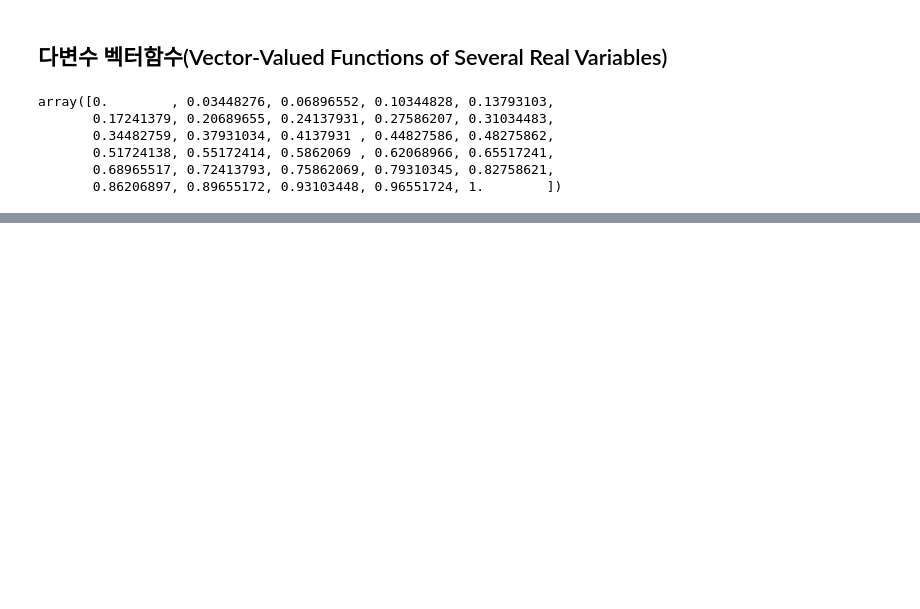
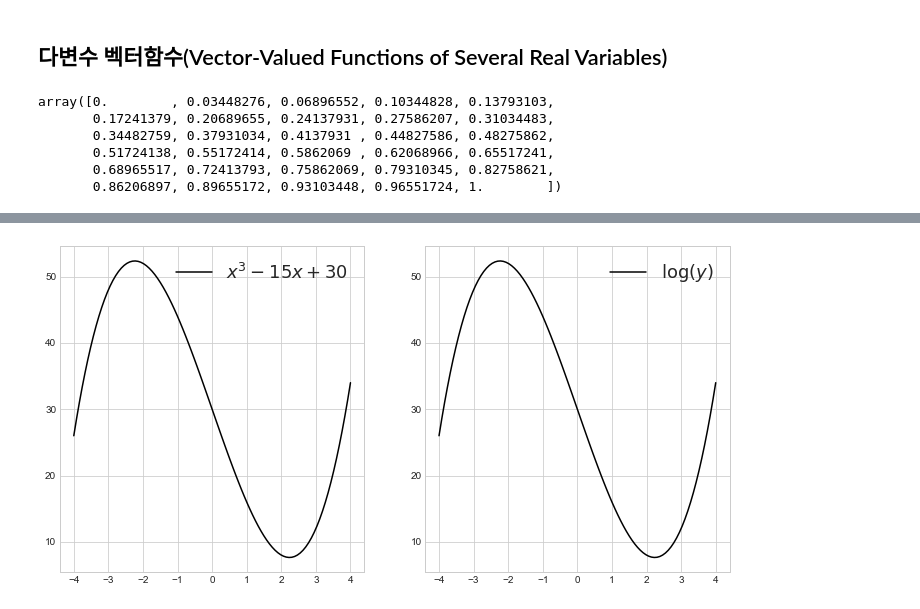
Before and after one commit to HeyJunie/Machine_learning, a Jupyter notebook: 09_Math_function.ipynb, the cells around one changed output, grey strips where cells are left out. Drawn from its saved outputs; the diff is of its cells as text; code cells hidden in the pictures; blank space fills up the shorter version.

```diff
--- a/09_Math_function.ipynb
+++ b/09_Math_function.ipynb
@@ -143,0 +244,16 @@ array([0.        , 0.03448276, 0.06896552, 0.10344828, 0.13793103,
+# %%
+x = np.linspace(-4, 4, 100)
+y = x**3 - 15*x + 30 # f(x)
+z = np.log(y)
+# %%
+fig, ax = plt.subplots(1, 2, figsize=(12, 6))
+
+ax[0].plot(x, y, label='$x^3 - 15x + 30$', color='k')
+ax[0].legend(fontsize=18)
+
+ax[1].plot(x, y, label='$\log(y)$', color='k')
+ax[1].legend(fontsize=18)
+
+plt.show()
+# %% [output]
+[figure, added]
```
Also changed, not shown: parts of 9 cells of this notebook, 1 other file.
